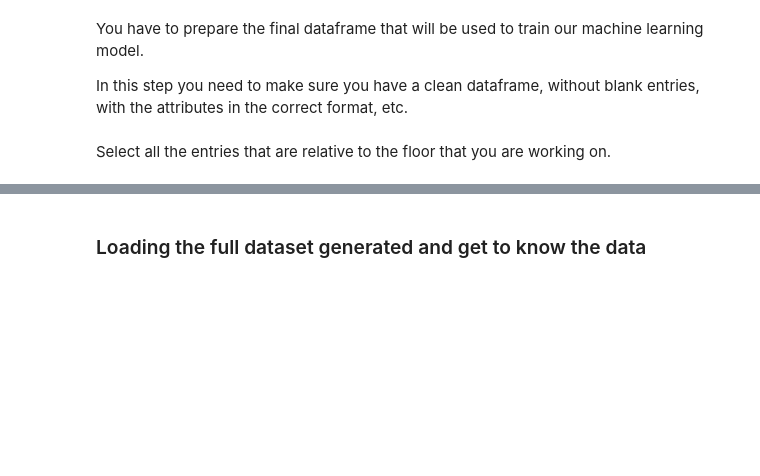
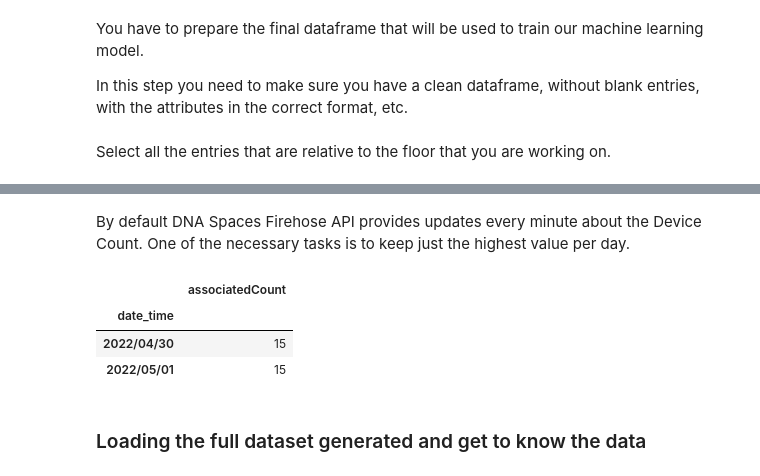
Before and after one commit to correaflavio/cl2022, a Jupyter notebook: devwks_2150/DEVWKS_2150_Predicting_office_occupancy_and_environmental_status_6months_data_ML_model.ipynb, the cells around one changed output, grey strips where cells are left out. Saved outputs shown, nothing was run; the diff lists cells and outputs as text; code cells hidden in the pictures; blank space fills up the shorter version.

```diff
--- a/devwks_2150/DEVWKS_2150_Predicting_office_occupancy_and_environmental_status_6months_data_ML_model.ipynb
+++ b/devwks_2150/DEVWKS_2150_Predicting_office_occupancy_and_environmental_status_6months_data_ML_model.ipynb
@@ -526,3 +537,13 @@ df_floor_A
+# %% [markdown]
+By default DNA Spaces Firehose API provides updates every minute about the Device Count. One of the necessary tasks is to keep just the highest value per day.
+# %%
+#Keep just the max value per day - peak occupancy value
+df_floor_A.groupby('date_time').max()
+# %% [output]
+|  | associatedCount |
+| date_time |  |
+| 2022/04/30 | 15 |
+| 2022/05/01 | 15 |
 # %% [markdown]
 ### Loading the full dataset generated and get to know the data
 # %% [markdown]
```
Also changed, not shown: parts of 19 cells of this notebook, 1 other file.
